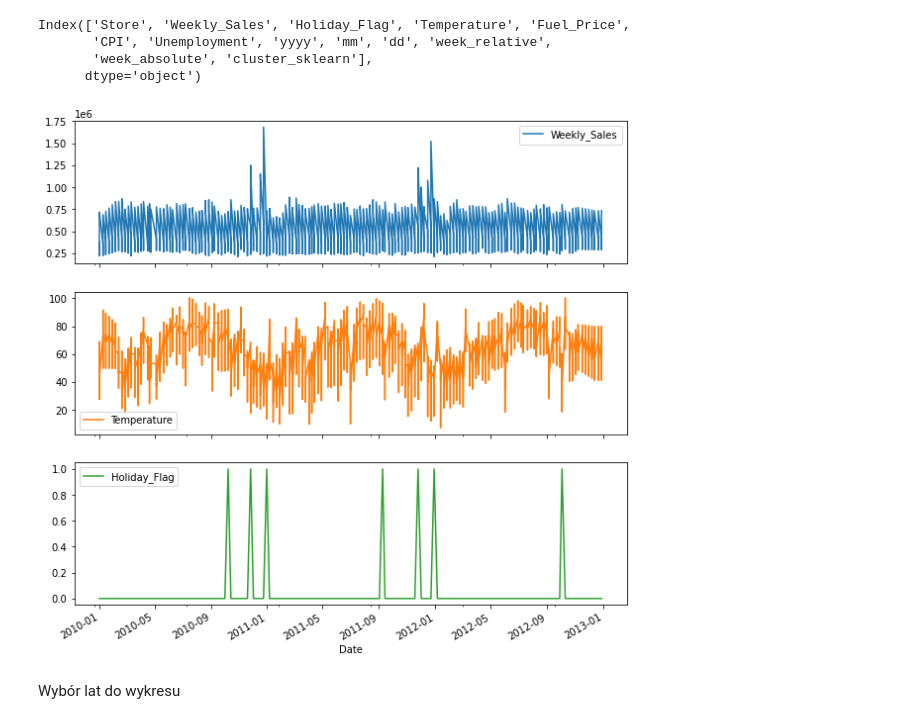
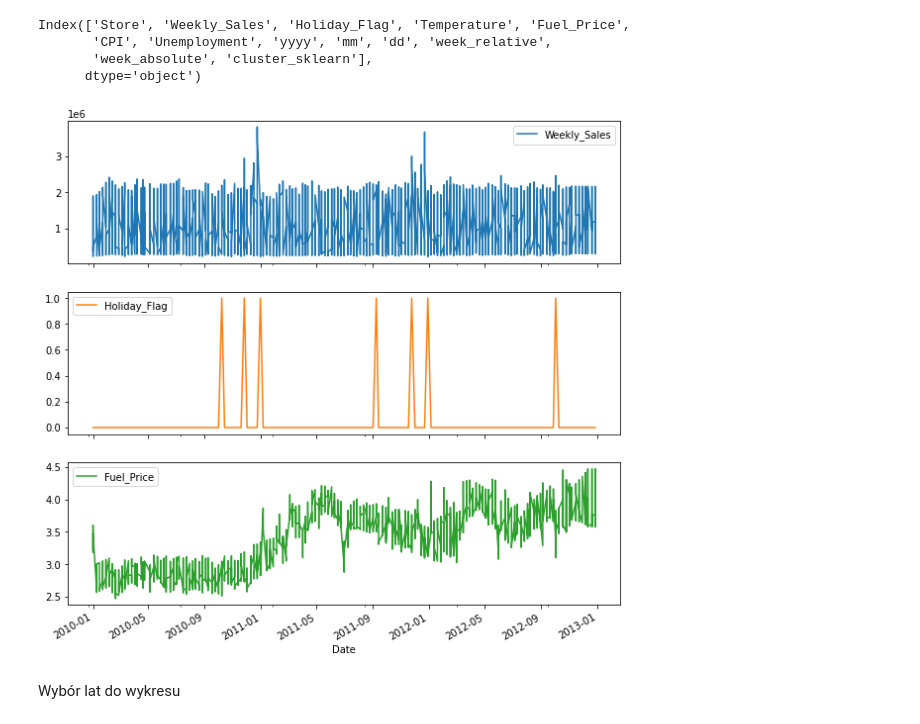
Before and after one commit to infoshareacademy/jdszr6-World-data-analysis, a Jupyter notebook: Projekt_DL/Walmart_prediction_DL.ipynb, the cells around one changed output. Saved outputs shown, nothing was run; the diff lists cells and outputs as text; code cells hidden in the pictures.

```diff
--- a/Projekt_DL/Walmart_prediction_DL.ipynb
+++ b/Projekt_DL/Walmart_prediction_DL.ipynb
@@ -127,11 +113,12 @@ Index(['Store', 'Weekly_Sales', 'Holiday_Flag', 'Temperature', 'Fuel_Price',
        'week_absolute', 'cluster_sklearn'],
       dtype='object')
 # %%
-future_check = class_0[["Weekly_Sales", "Temperature", 'Holiday_Flag']]
+
+future_check = df_indexed[["Weekly_Sales", 'Holiday_Flag', "Fuel_Price"]]
 future_check.plot(figsize=(10,10), subplots=True)
 pass
 # %% [output]
-[figure, old version]
+[figure, new version]
 # %% [markdown]
 Wybór lat do wykresu
 # %%
```
Also changed, not shown: parts of 2 cells of this notebook, 4 other files.
